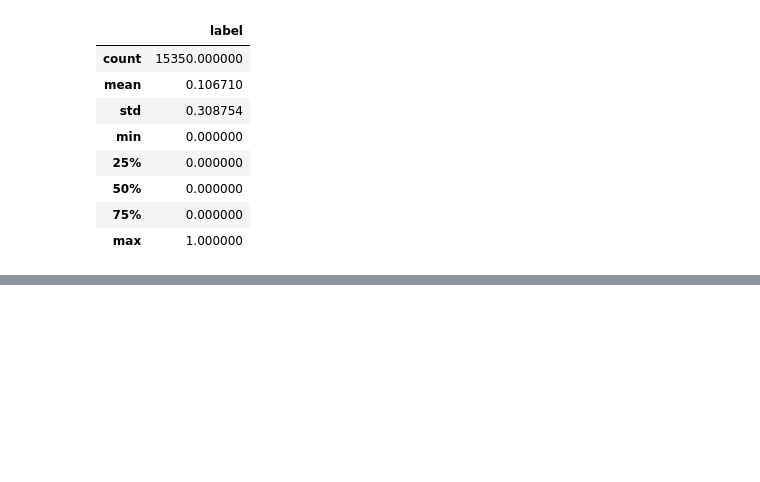
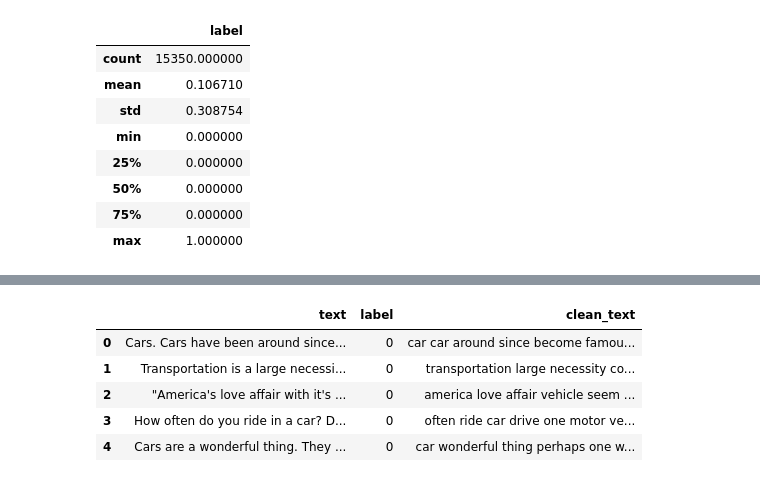
Before and after one commit to taehyeonhan-hatae/opensourcefinal, a Jupyter notebook: LLM_DETECT.ipynb, the cells around one changed output, grey strips where cells are left out. Saved outputs shown, nothing was run; the diff lists cells and outputs as text; code cells hidden in the pictures; blank space fills up the shorter version.

```diff
--- a/LLM_DETECT.ipynb
+++ b/LLM_DETECT.ipynb
@@ -116,0 +139,20 @@ ModuleNotFoundError: No module named 'torch'
+# %%
+#1. Common text preprocessing
+text = "   This is a message to be cleaned. It may involve some things like: <br>, ?, :, ''  adjacent spaces and tabs     .  "
+
+#convert to lowercase and remove punctuations and characters and then strip
+def preprocess(text):
+    text = text.lower() #lowercase text
+    text=text.strip()  #get rid of leading/trailing whitespace
+    text=re.compile('<.*?>').sub('', text) #Remove HTML tags/markups
+    text = re.compile('[%s]' % re.escape(string.punctuation)).sub(' ', text)  #Replace punctuation with space. Careful since punctuation can sometime be useful
+    text = re.sub('\s+', ' ', text)  #Remove extra space and tabs
+    text = re.sub(r'\[[0-9]*\]',' ',text) #[0-9] matches any digit (0 to 10000...)
+    text=re.sub(r'[^\w\s]', '', str(text).lower().strip())
+    text = re.sub(r'\d',' ',text) #matches any digit from 0 to 100000..., \D matches non-digits
+    text = re.sub(r'\s+',' ',text) #\s matches any whitespace, \s+ matches multiple whitespace, \S matches non-whitespace
+
+    return text
+
+text=preprocess(text)
+print(text)  #text is a string
@@ -116,0 +212,15 @@ ModuleNotFoundError: No module named 'torch'
+# %%
+#FINAL PREPROCESSING
+def finalpreprocess(string):
+    return lemmatizer(stopword(preprocess(string)))
+
+prompt['clean_text'] = prompt['text'].apply(lambda x: finalpreprocess(x))
+prompt=prompt.drop(columns=['word_count','char_count','unique_word_count'])
+prompt.head()
+# %% [output]
+|  | text | label | clean_text |
+| 0 | Cars. Cars have been around since... | 0 | car car around since become famou... |
+| 1 | Transportation is a large necessi... | 0 | transportation large necessity co... |
+| 2 | "America's love affair with it's ... | 0 | america love affair vehicle seem ... |
+| 3 | How often do you ride in a car? D... | 0 | often ride car drive one motor ve... |
+| 4 | Cars are a wonderful thing. They ... | 0 | car wonderful thing perhaps one w... |
```
Also changed, not shown: parts of 19 cells of this notebook.
